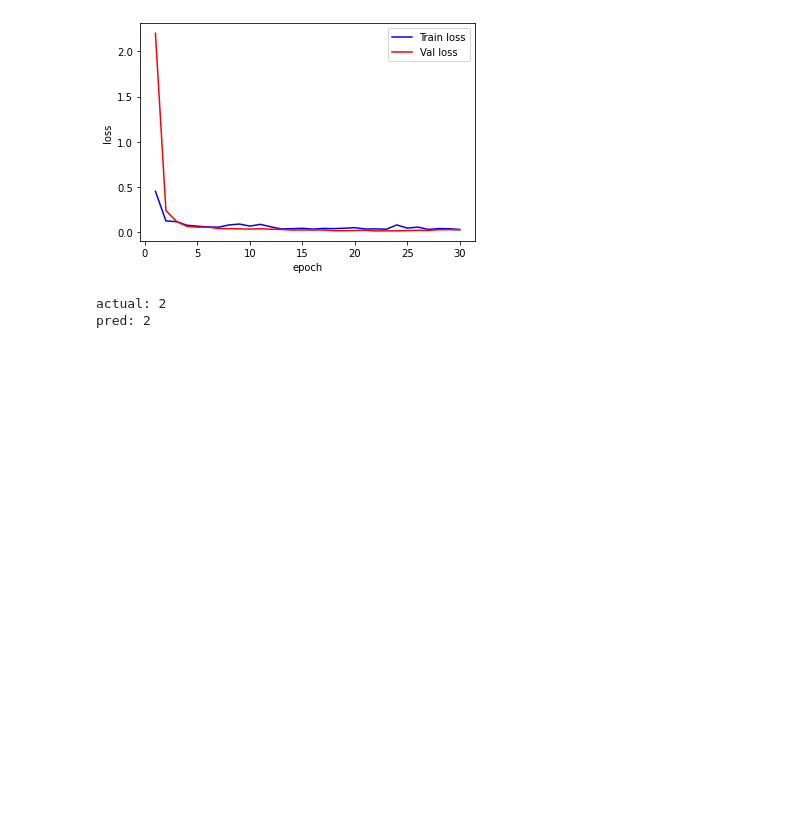
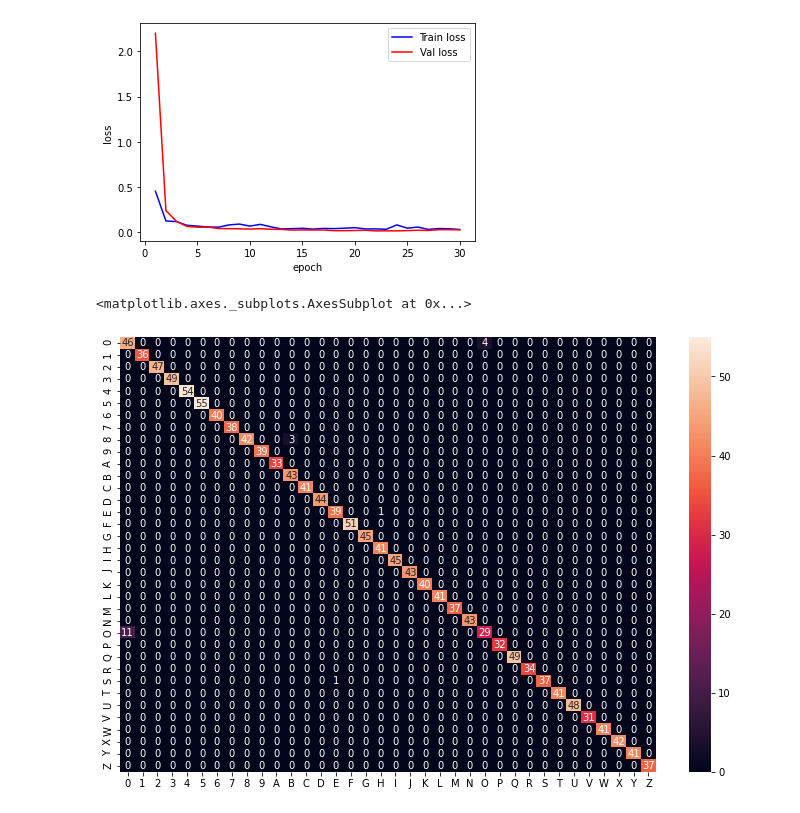
Before and after one commit to yashgupta417/ANPR, a Jupyter notebook: char_recog.ipynb, the cells around one changed output. Cells and saved outputs as stored; diff of their text form; code cells hidden in the pictures; blank space fills up the shorter version.

Commit message:
added confusion matrix

```diff
--- a/char_recog.ipynb
+++ b/char_recog.ipynb
@@ -304,14 +304,25 @@ def to_label(n):
 
     return chr(n-10+ord('A'))
 # %%
-pred=model.predict(np.array([X_test[200]]))[0]
+y_true=[]
+y_pred=[]
 
-# Generate arg maxes for prediction
-actual=np.argmax(Y_test[200])
-pred = np.argmax(pred)
+for i in range(len(X_test)):
+  pred=model.predict(np.array([X_test[i]]))[0]
 
-print(f"actual: {to_label(actual)}")
-print(f"pred: {to_label(pred)}")
+  # Generate arg maxes for prediction
+  y_true.append(np.argmax(Y_test[i]))
+  y_pred.append(np.argmax(pred))
-# %% [output]
-actual: 2
-pred: 2
+# %%
+from sklearn.metrics import confusion_matrix
+import seaborn as sn
+mat=confusion_matrix(y_true,y_pred)
+
+labels=[to_label(i) for i in range(36)]
+
+df_cm = pd.DataFrame(mat,labels,labels)
+plt.figure(figsize = (12,8))
+sn.heatmap(df_cm, annot=True)
+# %% [output]
+<matplotlib.axes._subplots.AxesSubplot at 0x...>
+[figure, added]
```
